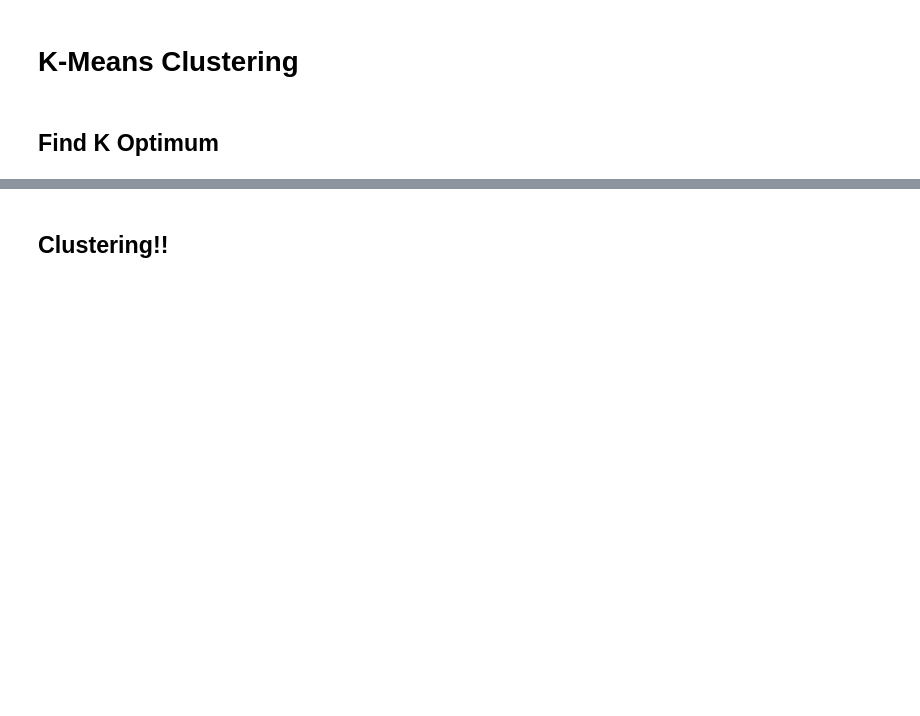
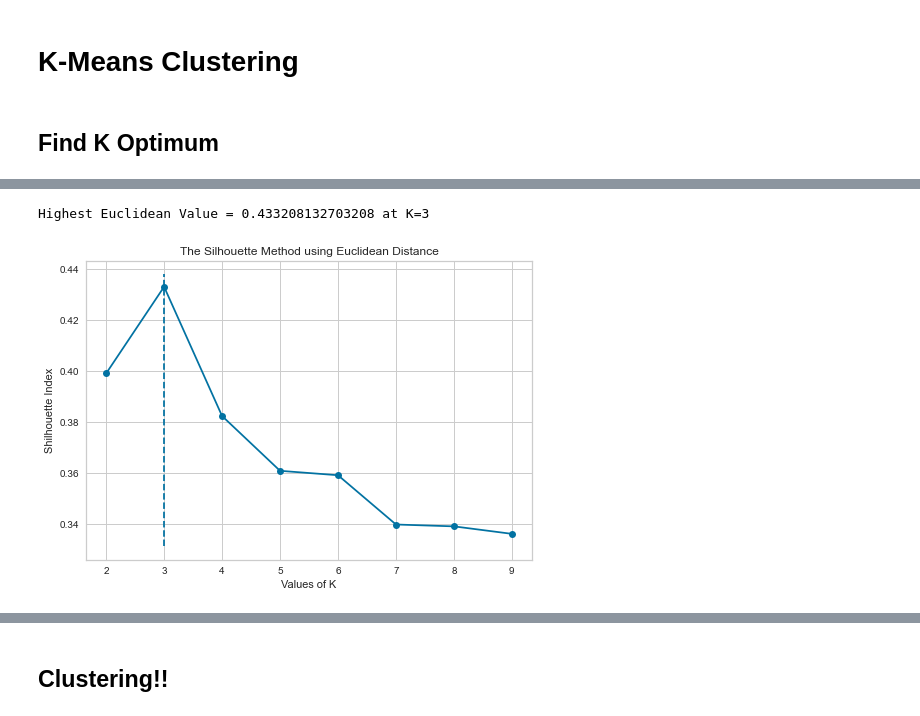
Before and after one commit to hammamnash/LRFM-Kmeans-Clustering, a Jupyter notebook: TA Hammam Clustering.ipynb, the cells around one changed output, grey strips where cells are left out. Drawn from its saved outputs; the diff is of its cells as text; code cells hidden in the pictures; blank space fills up the shorter version.

```diff
--- a/TA Hammam Clustering.ipynb
+++ b/TA Hammam Clustering.ipynb
@@ -323,13 +476,16 @@ for k in K:
 # %%
 ymax = max(euclidean)
 xpos = euclidean.index(ymax)
 xmax = K[xpos]
 
 print("Highest Euclidean Value = %s at K=%s" % (ymax, xmax,))
 plt.plot(K, euclidean, 'bo-')
 plt.xlabel('Values of K')
-plt.ylabel('Euclidean')
+plt.ylabel('Shilhouette Index')
 plt.title('The Silhouette Method using Euclidean Distance')
 plt.vlines(xmax, plt.ylim()[0], plt.ylim()[1], linestyles='dashed')
 plt.savefig('Grafik/Silhouette Method using Euclidean Distance.png', format='png', dpi=1000)
 plt.show()
+# %% [output]
+Highest Euclidean Value = 0.433208132703208 at K=3
+[figure, added]
```
Also changed, not shown: parts of 47 cells of this notebook, 31 other files.
